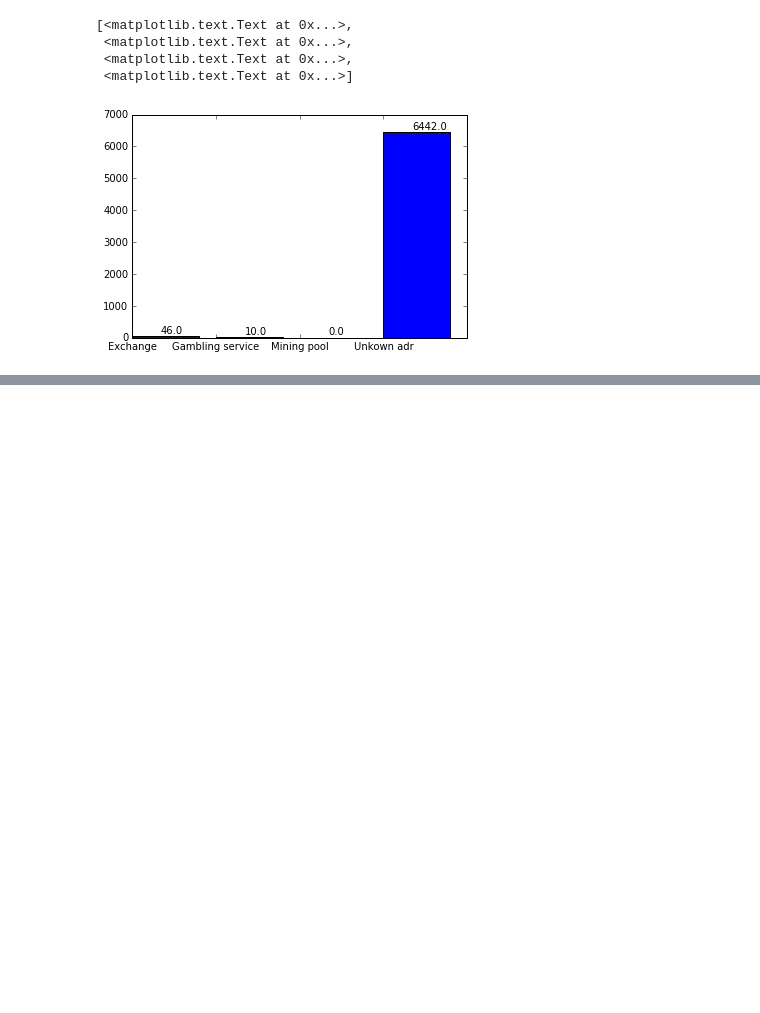
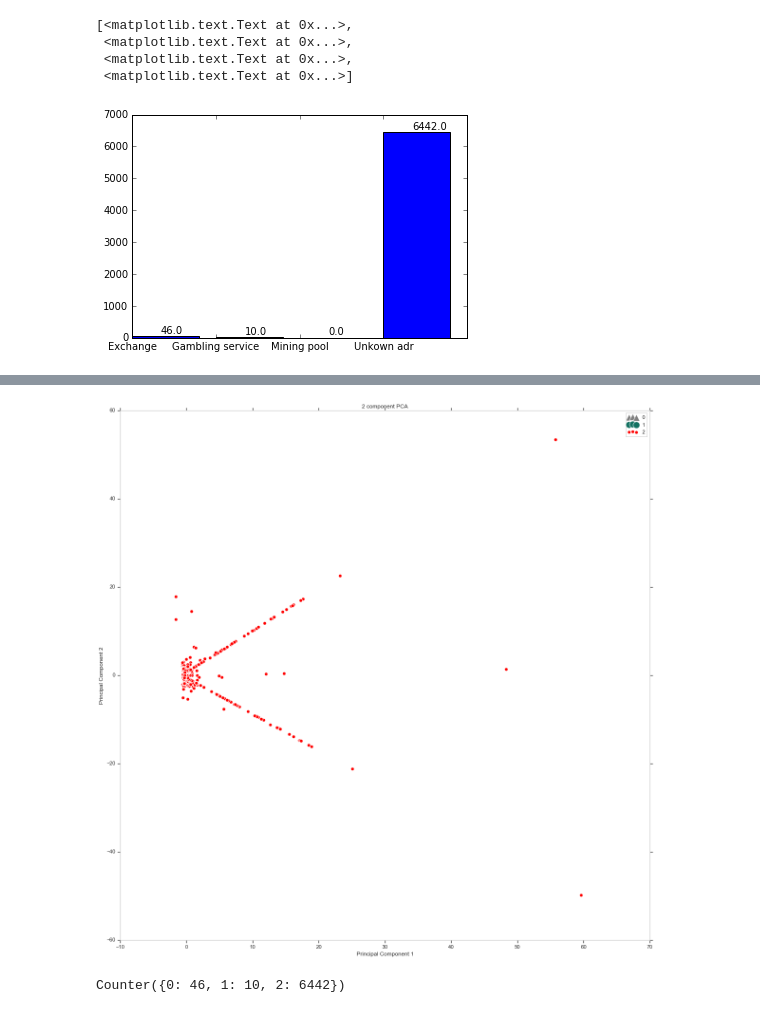
Before and after one commit to ZacharyChenpk/masters_thesis, a Jupyter notebook: notebooks/addr/addr_ml.ipynb, the cells around one changed output, grey strips where cells are left out. Drawn from its saved outputs; the diff is of its cells as text; code cells hidden in the pictures; blank space fills up the shorter version.

```diff
--- a/notebooks/addr/addr_ml.ipynb
+++ b/notebooks/addr/addr_ml.ipynb
@@ -239,0 +348,36 @@ ax.set_xticklabels(['Exchange', 'Gambling service', 'Mining pool', 'Unkown adr']
+# %%
+def pca_and_plot(X_train, y_train):
+    pca = sklearn.decomposition.PCA(n_components=2)
+    principalComponents = pca.fit_transform(X_train)
+    y_df = pd.DataFrame(data = y_train, columns=["category"])
+    principalDf = pd.DataFrame(data = principalComponents, columns = ['principal component 1', 'principal component 2'])
+    finalDf = pd.concat([principalDf, y_df], axis=1)
+    # 2d plot:
+    fig = plt.figure(figsize = (20,20))
+    ax = fig.add_subplot(111)
+    ax.set_xlabel('Principal Component 1')
+    ax.set_ylabel('Principal Component 2')
+    ax.set_title('2 component PCA')
+    targets = [0,1,2]
+    colors = ['gray', '#127161', 'red']
+    markers = ['^','o','.']
+    for target, color in zip(targets,colors):
+        indicesToKeep = finalDf['category'] == target
+        ax.scatter(finalDf.loc[indicesToKeep, 'principal component 1']
+                   , finalDf.loc[indicesToKeep, 'principal component 2']
+                   , c = color
+                   , marker=markers[target]
+                   , s = 200)
+    ax.legend(targets)
+    ax.grid()
+# %%
+from sklearn.preprocessing import LabelEncoder
+_Y = LabelEncoder().fit_transform(Y.category)
+pca_and_plot(X, _Y)
+# %% [output]
+[figure, added]
+# %%
+from collections import Counter
+Counter(_Y)
+# %% [output]
+Counter({0: 46, 1: 10, 2: 6442})
```
Also changed, not shown: parts of 13 cells of this notebook, 9 other files.
